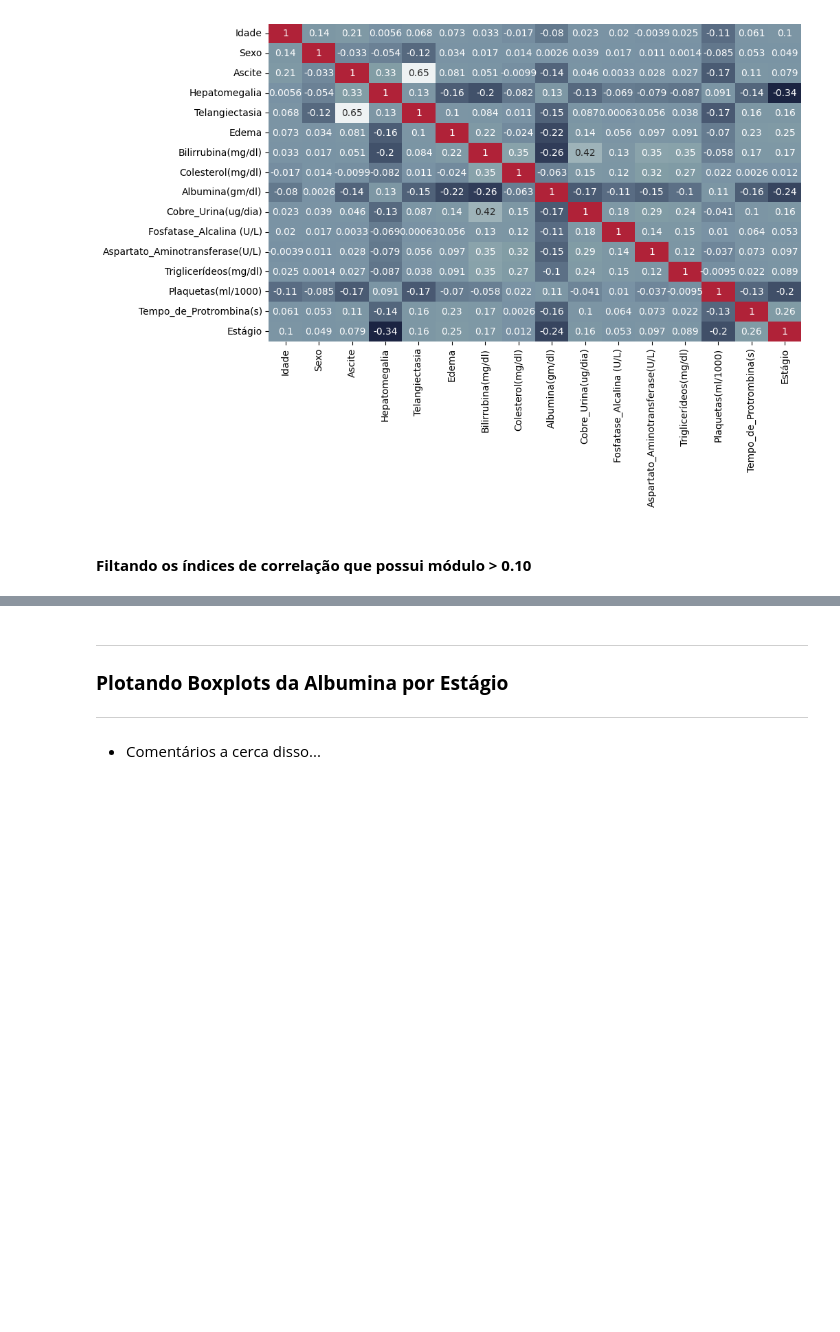
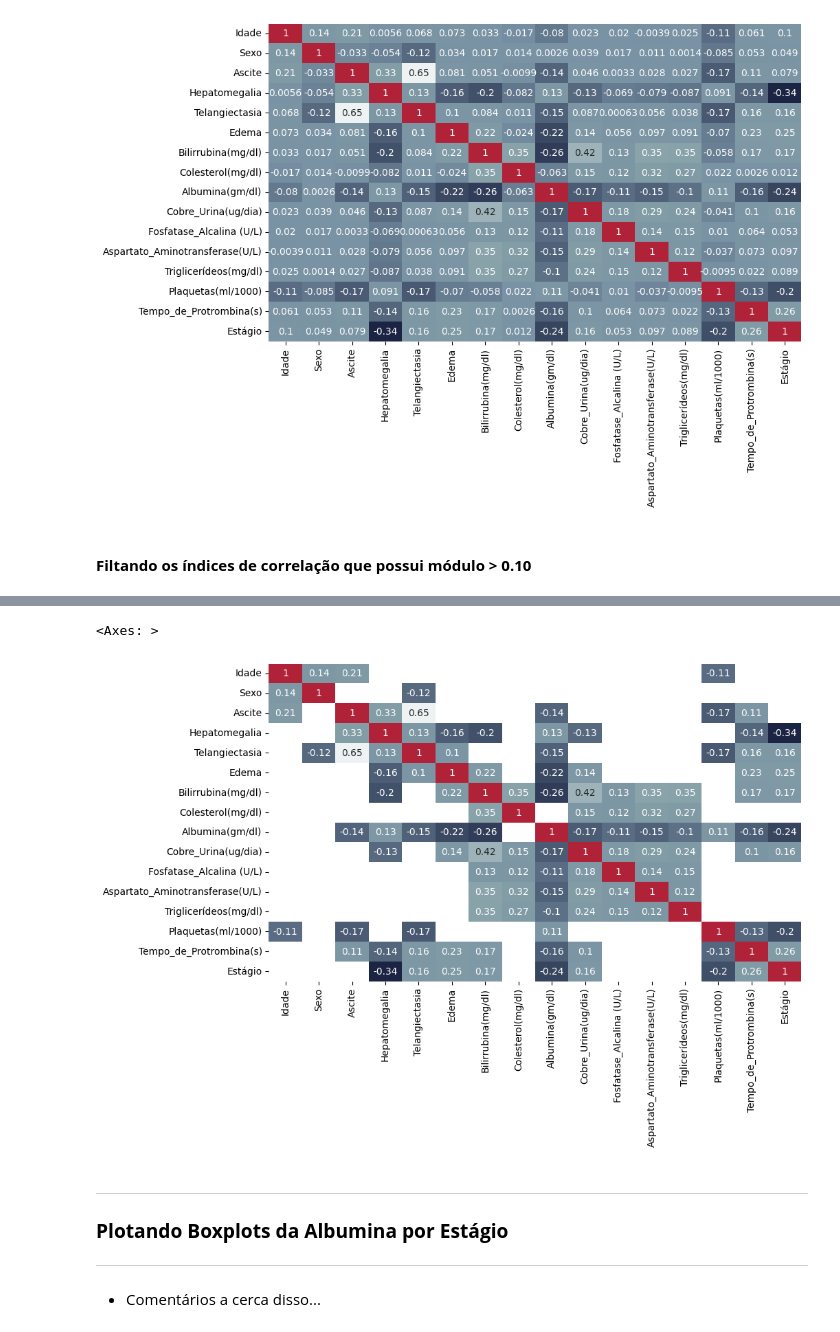
Before and after one commit to rodrigo0567/Cirrosifier-TRAINEES1, a Jupyter notebook: notebooks/classificacao_estagio.ipynb, the cells around one changed output, grey strips where cells are left out. Saved outputs shown, nothing was run; the diff lists cells and outputs as text; code cells hidden in the pictures; blank space fills up the shorter version.

Commit message:
correlations gte 0.10 heatmap

```diff
--- a/notebooks/classificacao_estagio.ipynb
+++ b/notebooks/classificacao_estagio.ipynb
@@ -95,7 +95,7 @@ heatmap(df.corr(),
 # %% [markdown]
 #### **Filtando os índices de correlação que possui módulo > 0.10**
 # %%
-mask = df.corr().abs() > 0.1
+mask = df.corr().abs() >+ 0.1
 filtered = df.corr().where(mask)
 filtered
 # %% [output]
@@ -116,6 +116,17 @@ filtered
 | Plaquetas(ml/1000) | -0.112695 | NaN | -0.169384 | NaN | -0.171288 | NaN | NaN | ... |
 | Tempo_de_Protrombina(s) | NaN | NaN | 0.114120 | -0.135294 | 0.163029 | 0.225660 | 0.170697 | ... |
 | Estágio | NaN | NaN | NaN | -0.336901 | 0.155757 | 0.254994 | 0.172219 | ... |
+# %%
+# Mapa de calor com as correlações cujo módulo >= 10
+plt.figure(figsize=[10,6])
+heatmap(filtered,
+    annot=True, # Escreve os valores dos coeficientes
+    cmap=cmap, # Paleta de cores
+    cbar=False
+)
+# %% [output]
+<Axes: >
+[figure, added]
 # %% [markdown]
 ---
 ### **Plotando Boxplots da Albumina por Estágio**
```
